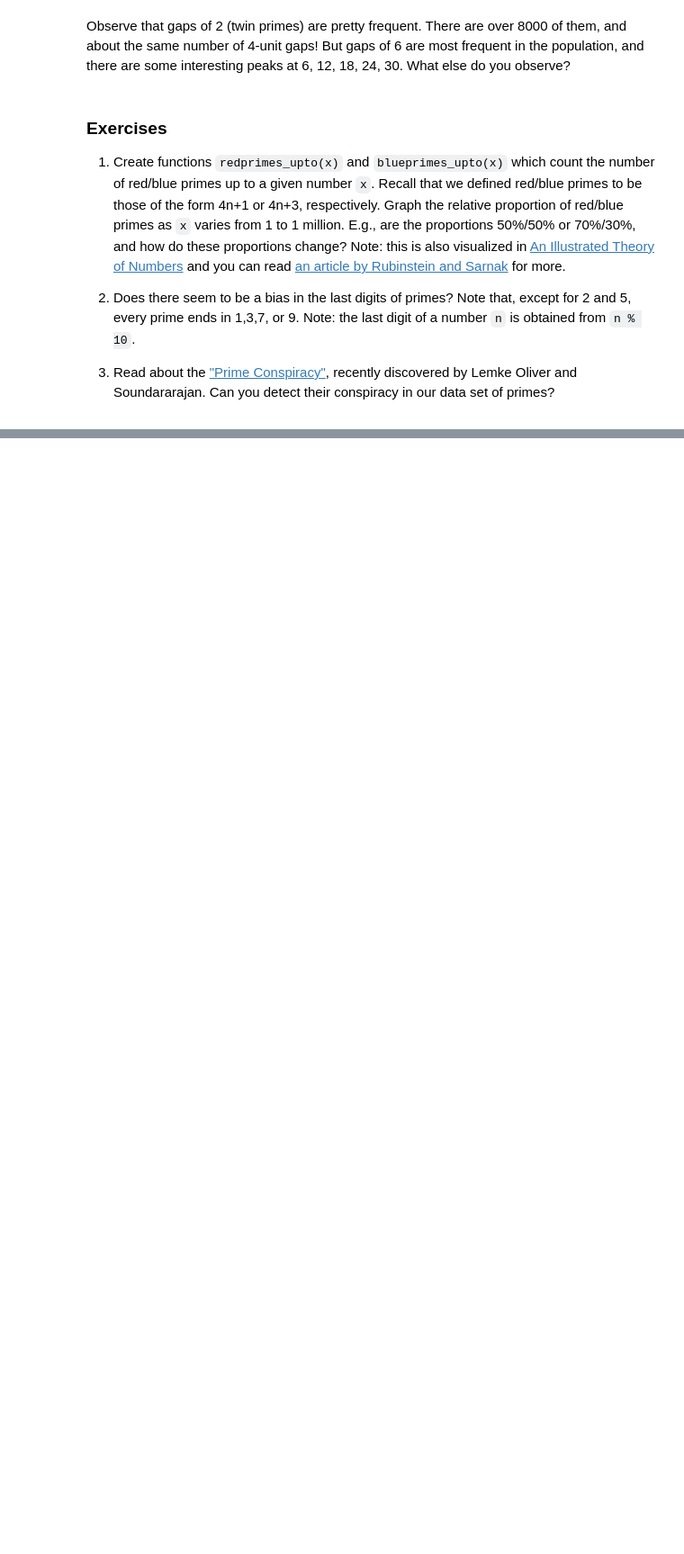
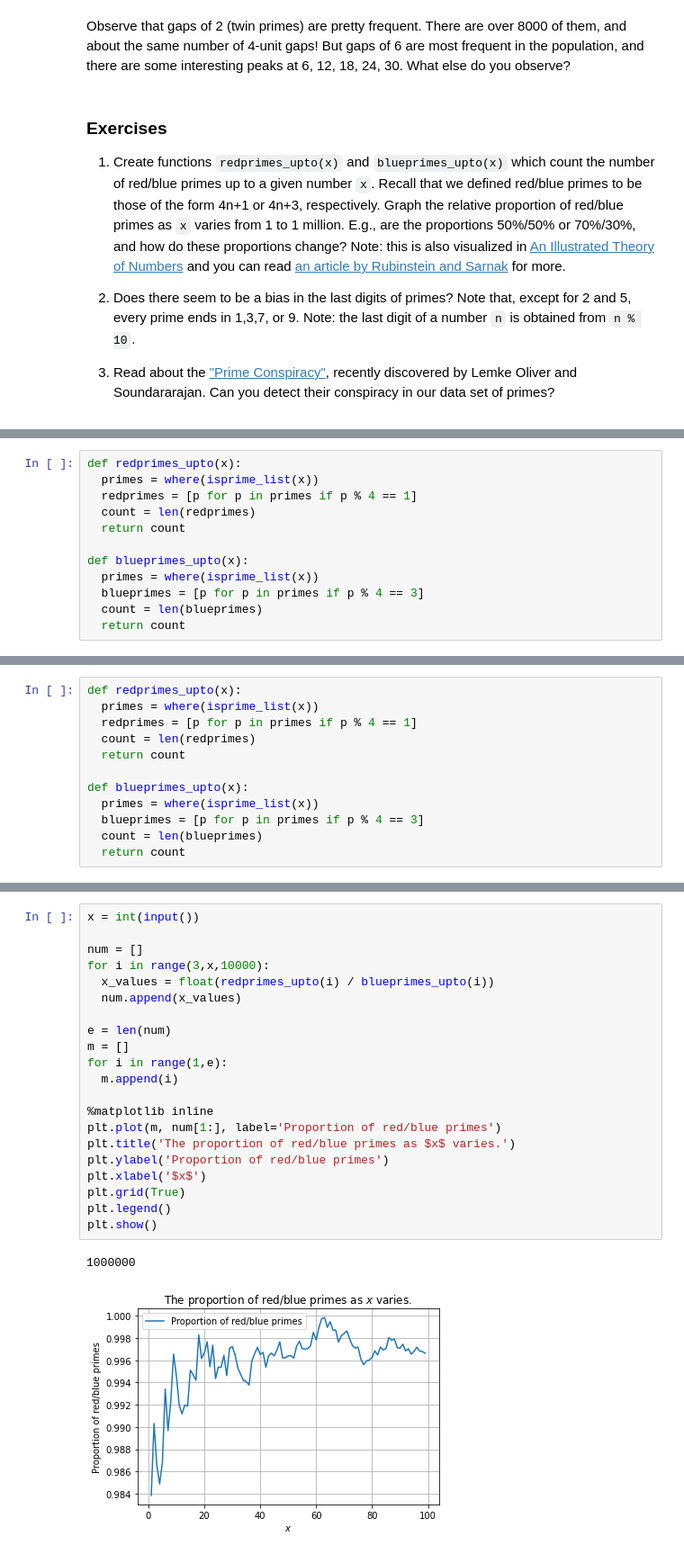
Before and after one commit to joazunig/PythonForMathematics, a Jupyter notebook: P4M_Notebook_3.ipynb, the cells around one changed output, grey strips where cells are left out. Shown at 90% size. Drawn from its saved outputs; the diff is of its cells as text; blank space fills up the shorter version.

```diff
--- a/P4M_Notebook_3.ipynb
+++ b/P4M_Notebook_3.ipynb
@@ -1110,0 +1277,12 @@ Observe that gaps of 2 (twin primes) are pretty frequent.  There are over 8000 o
+# %%
+def redprimes_upto(x):
+  primes = where(isprime_list(x))
+  redprimes = [p for p in primes if p % 4 == 1]
+  count = len(redprimes)
+  return count
+
+def blueprimes_upto(x):
+  primes = where(isprime_list(x))
+  blueprimes = [p for p in primes if p % 4 == 3]
+  count = len(blueprimes)
+  return count
@@ -1110,0 +1295,12 @@ Observe that gaps of 2 (twin primes) are pretty frequent.  There are over 8000 o
+# %%
+def redprimes_upto(x):
+  primes = where(isprime_list(x))
+  redprimes = [p for p in primes if p % 4 == 1]
+  count = len(redprimes)
+  return count
+
+def blueprimes_upto(x):
+  primes = where(isprime_list(x))
+  blueprimes = [p for p in primes if p % 4 == 3]
+  count = len(blueprimes)
+  return count
@@ -1110,0 +1313,24 @@ Observe that gaps of 2 (twin primes) are pretty frequent.  There are over 8000 o
+# %%
+x = int(input())
+
+num = []
+for i in range(3,x,10000):
+  x_values = float(redprimes_upto(i) / blueprimes_upto(i))
+  num.append(x_values)
+
+e = len(num)
+m = []
+for i in range(1,e):
+  m.append(i)
+
+%matplotlib inline
+plt.plot(m, num[1:], label='Proportion of red/blue primes')
+plt.title('The proportion of red/blue primes as $x$ varies.')
+plt.ylabel('Proportion of red/blue primes')
+plt.xlabel('$x$')
+plt.grid(True)
+plt.legend()
+plt.show()
+# %% [output]
+1000000
+[figure, added]
```
Also changed, not shown: parts of 96 cells of this notebook.
